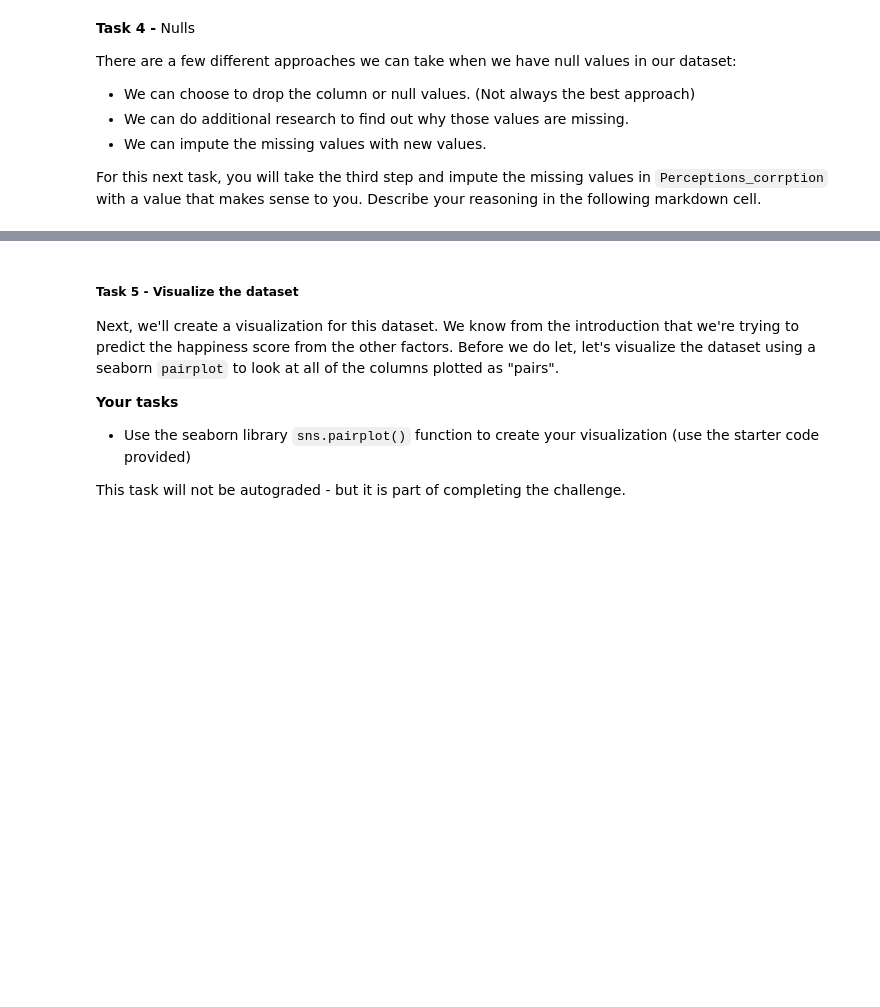
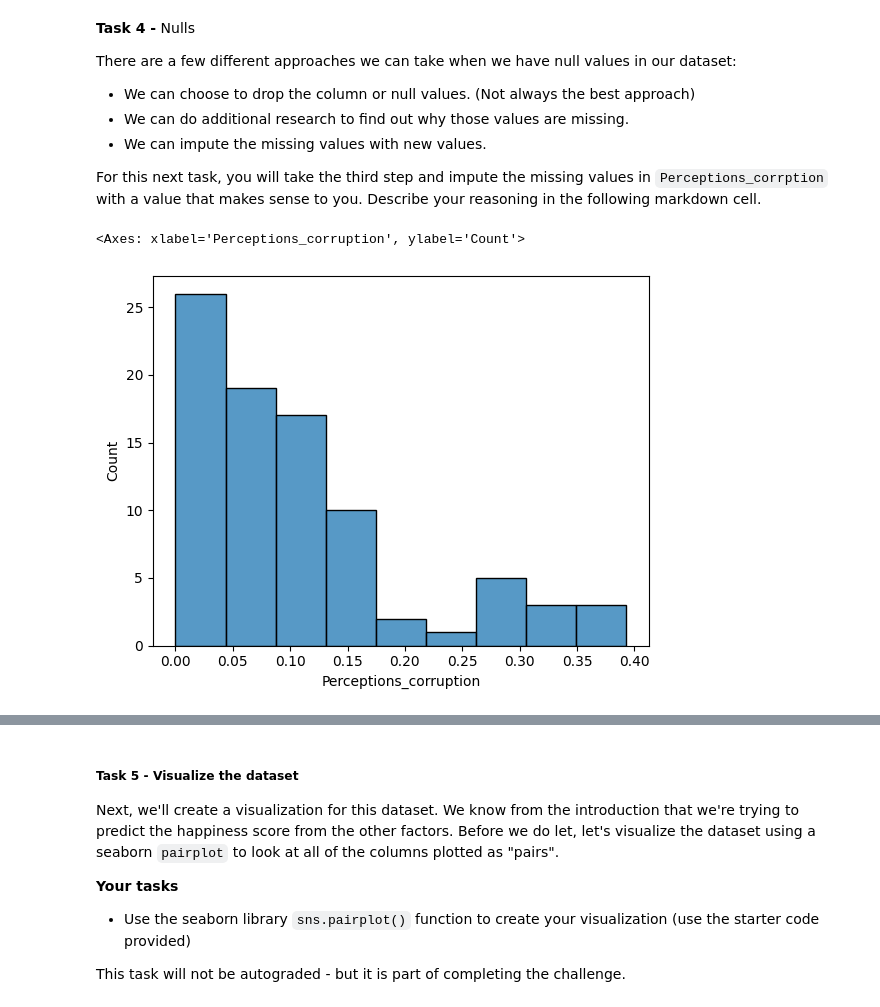
Before and after one commit to sikoh/DS-Linear-Algebra, a Jupyter notebook: Sprint-Challenge/DS_SprintChallenge_LinearAlgebra.ipynb, the cells around one changed output, grey strips where cells are left out. Drawn from its saved outputs; the diff is of its cells as text; code cells hidden in the pictures; blank space fills up the shorter version.

```diff
--- a/Sprint-Challenge/DS_SprintChallenge_LinearAlgebra.ipynb
+++ b/Sprint-Challenge/DS_SprintChallenge_LinearAlgebra.ipynb
@@ -146,3 +150,8 @@ There are a few different approaches we can take when we have null values in our
 
 For this next task, you will take the third step and impute the missing values in `Perceptions_corrption` with a value
 that makes sense to you. Describe your reasoning in the following markdown cell.
+# %%
+sns.histplot(data = happy['Perceptions_corruption'])
+# %% [output]
+<Axes: xlabel='Perceptions_corruption', ylabel='Count'>
+[figure, added]
```
Also changed, not shown: parts of 18 cells of this notebook.
